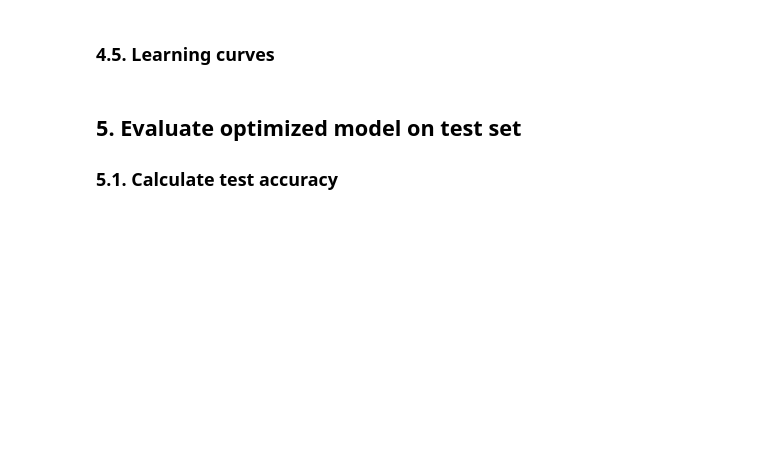
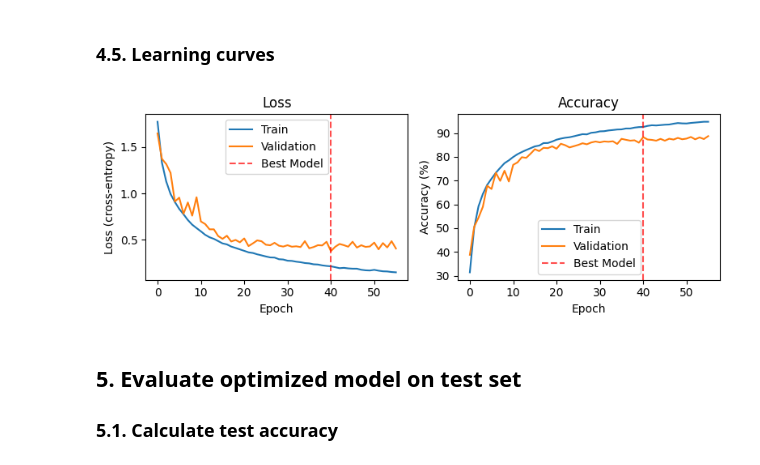
Before and after one commit to gperdrizet/CIFAR10, a Jupyter notebook: notebooks/04-architecture_optimization.ipynb, the cells around one changed output. Cells and saved outputs as stored; diff of their text form; code cells hidden in the pictures; blank space fills up the shorter version.

```diff
--- a/notebooks/04-architecture_optimization.ipynb
+++ b/notebooks/04-architecture_optimization.ipynb
@@ -67,7 +67,7 @@ trial_early_stopping_patience = 10
 learning_rate = 0.001
 epochs = 500
 early_stopping_patience = 15
-print_every = 20
+print_every = 10
 # %% [markdown]
 ## 2. Plot sample images
 # %%
@@ -421,11 +455,10 @@ else:
 # %% [markdown]
 ### 4.5. Learning curves
 # %%
-if history is not None:
-    fig, axes = plots.plot_learning_curves(history)
-    plt.show()
-else:
-    print('No training history available')
+fig, axes = plots.plot_learning_curves(history)
+plt.show()
+# %% [output]
+[figure, added]
 # %% [markdown]
 ## 5. Evaluate optimized model on test set
 
```
Also changed, not shown: parts of 18 cells of this notebook, 9 other files.
